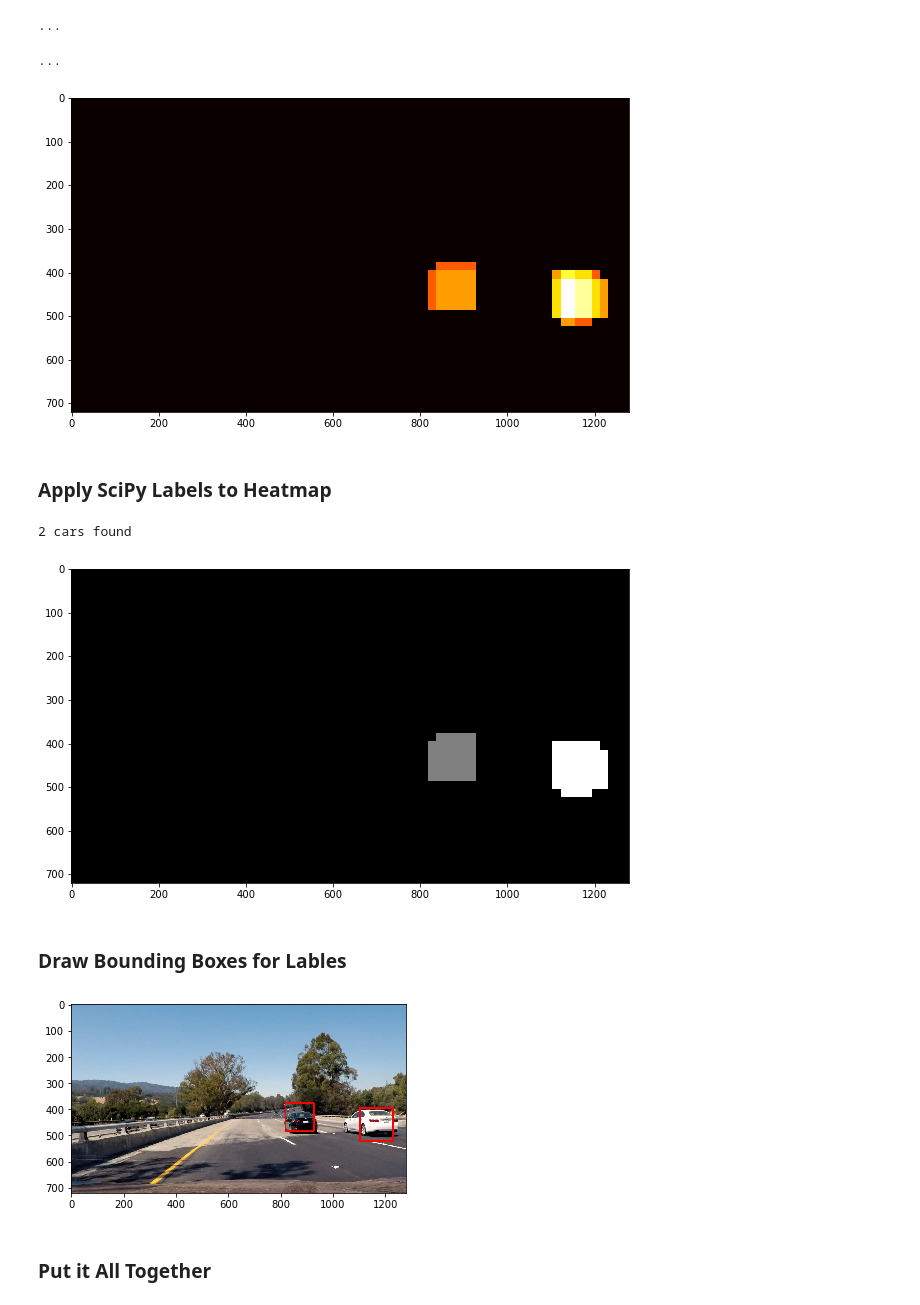
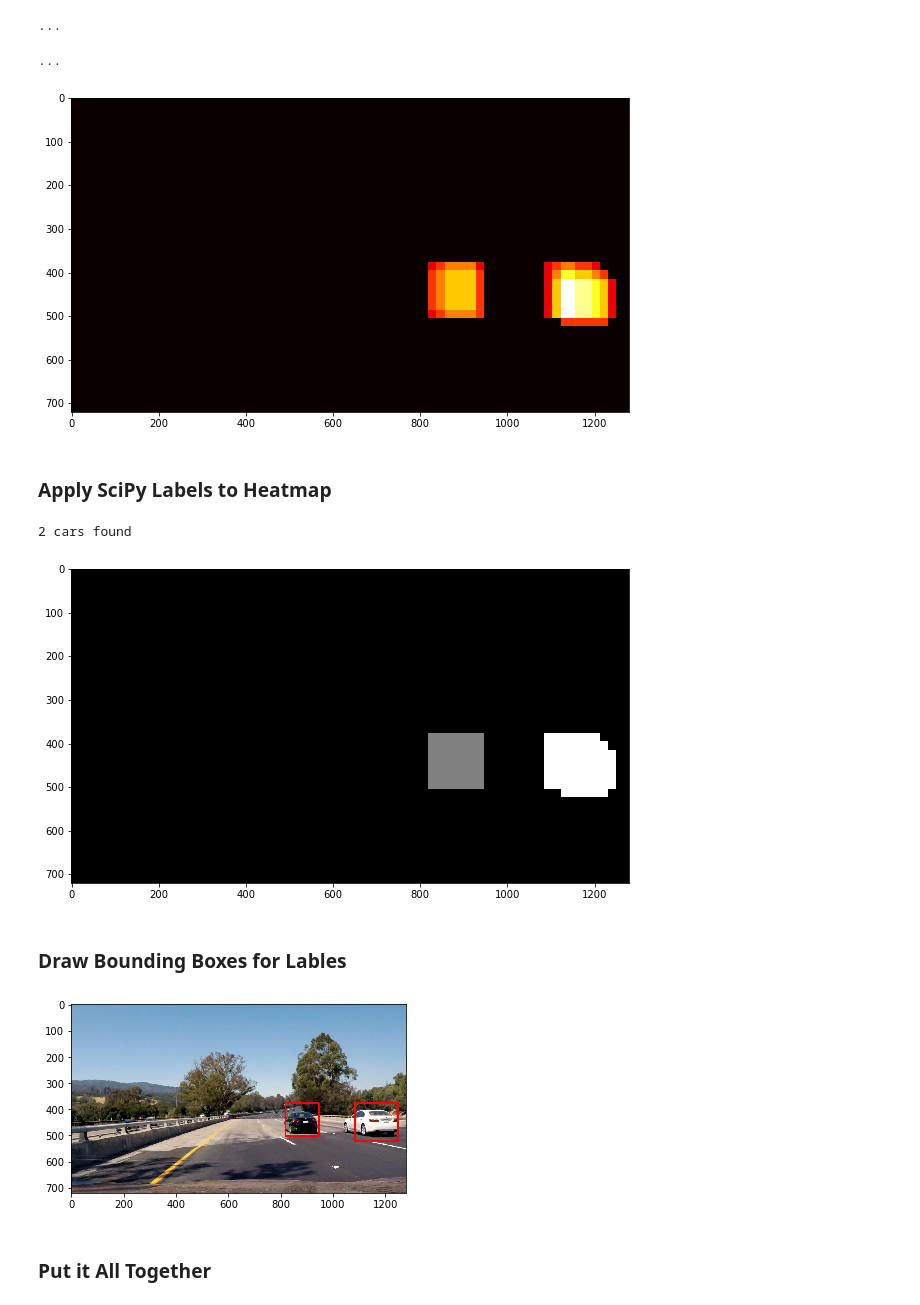
Before and after one commit to ashu2012/Vehicle-Detection, a Jupyter notebook: Vehicle Detection.ipynb, the cells around one changed output. Cells and saved outputs as stored; diff of their text form; code cells hidden in the pictures.

```diff
--- a/Vehicle Detection.ipynb
+++ b/Vehicle Detection.ipynb
@@ -480,15 +480,15 @@ print('...')
 # %%
 # Test out the heatmap
 heatmap_img = np.zeros_like(test_img[:,:,0])
 heatmap_img = add_heat(heatmap_img, hot_windows)
-heatmap_img = apply_threshold(heatmap_img, 4)
+heatmap_img = apply_threshold(heatmap_img, 2)
 plt.figure(figsize=(10,10))
 plt.imshow(heatmap_img, cmap='hot')
 
 print('...')
 # %% [output]
 ...
-[figure, old version]
+[figure, new version]
 # %% [markdown]
 ### Apply SciPy Labels to Heatmap
 # %%
@@ -500,7 +500,7 @@ plt.imshow(labels[0], cmap='gray')
 print(labels[1], 'cars found')
 # %% [output]
 2 cars found
-[figure, old version]
+[figure, new version]
 # %% [markdown]
 ### Draw Bounding Boxes for Lables
 # %%
@@ -526,7 +526,7 @@ draw_img, rect = draw_labeled_bboxes(np.copy(test_img), labels)
 # Display the image
 show_img(draw_img)
 # %% [output]
-[figure, old version]
+[figure, new version]
 # %% [markdown]
 ### Put it All Together
 # %%
```
Also changed, not shown: parts of 9 cells of this notebook, 2 other files.
